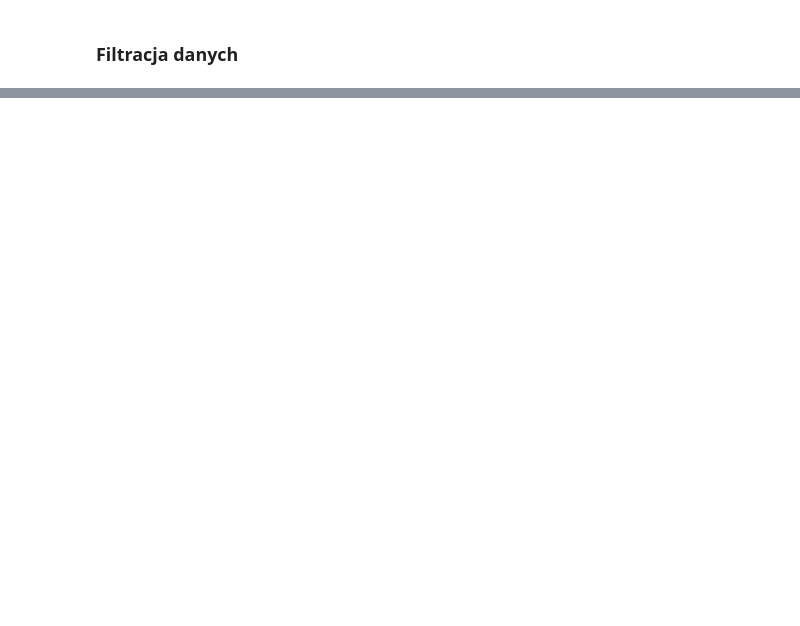
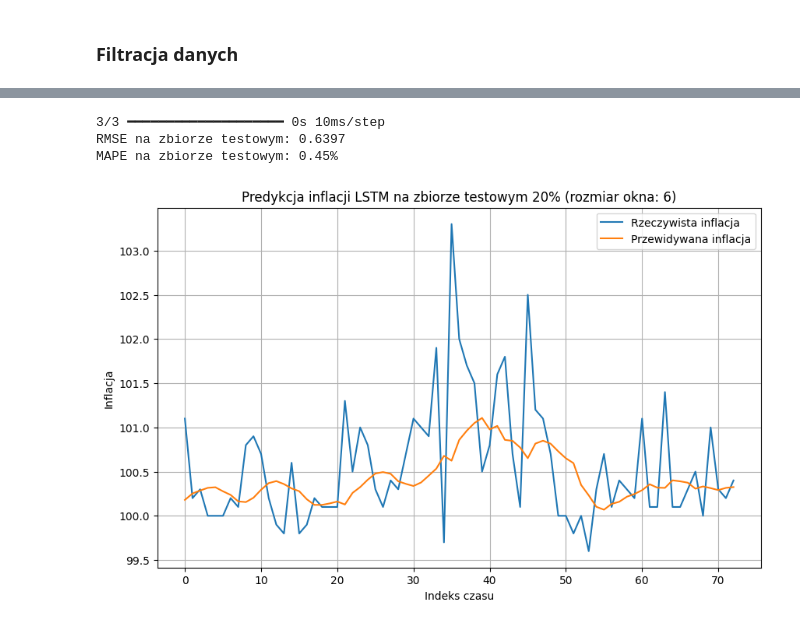
Before and after one commit to Krzemon/Inflation-Forecasting, a Jupyter notebook: MIO_sequential.ipynb, the cells around one changed output, grey strips where cells are left out. Cells and saved outputs as stored; diff of their text form; code cells hidden in the pictures; blank space fills up the shorter version.

```diff
--- a/MIO_sequential.ipynb
+++ b/MIO_sequential.ipynb
@@ -410,0 +265,25 @@ plt.show()
+# %%
+# --- Ewaluacja na zbiorze testowym ---
+y_pred_scaled = model.predict(X_test)
+y_pred = scaler.inverse_transform(y_pred_scaled)
+y_test_actual = scaler.inverse_transform(y_test.reshape(-1, 1))
+
+rmse_test = np.sqrt(mean_squared_error(y_test_actual, y_pred))
+mape_test = mean_absolute_percentage_error(y_test_actual, y_pred) * 100  # w %
+print(f"RMSE na zbiorze testowym: {rmse_test:.4f}")
+print(f"MAPE na zbiorze testowym: {mape_test:.2f}%")
+
+plt.figure(figsize=(10, 6))
+plt.plot(y_test_actual, label='Rzeczywista inflacja')
+plt.plot(y_pred, label='Przewidywana inflacja')
+plt.title(f'Predykcja inflacji LSTM na zbiorze testowym {100 - TRAIN_RATIO * 100:.0f}% (rozmiar okna: {WINDOW_SIZE})')
+plt.xlabel('Indeks czasu')
+plt.ylabel('Inflacja')
+plt.legend()
+plt.grid(True)
+plt.show()
+# %% [output]
+3/3 ━━━━━━━━━━━━━━━━━━━━ 0s 10ms/step
+RMSE na zbiorze testowym: 0.6397
+MAPE na zbiorze testowym: 0.45%
+[figure, added]
```
Also changed, not shown: parts of 49 cells of this notebook, 3 other files.
